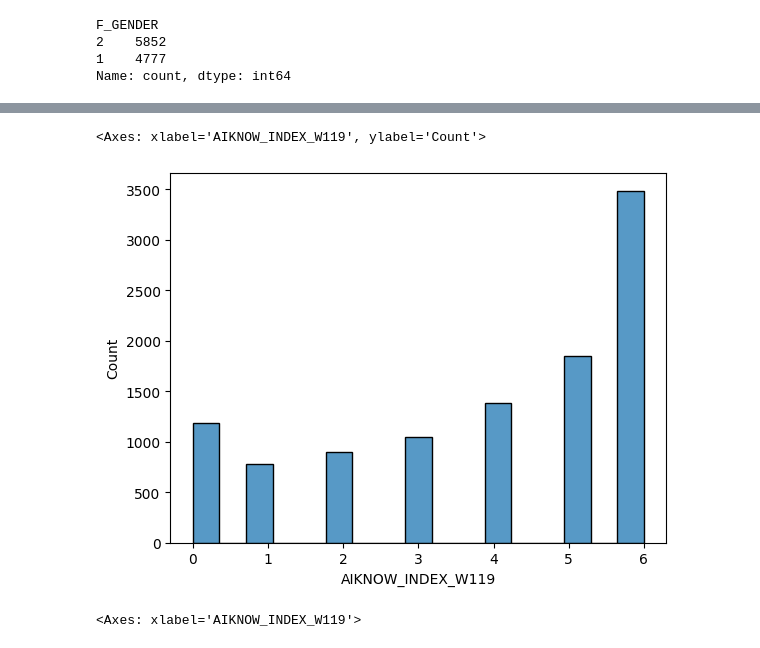
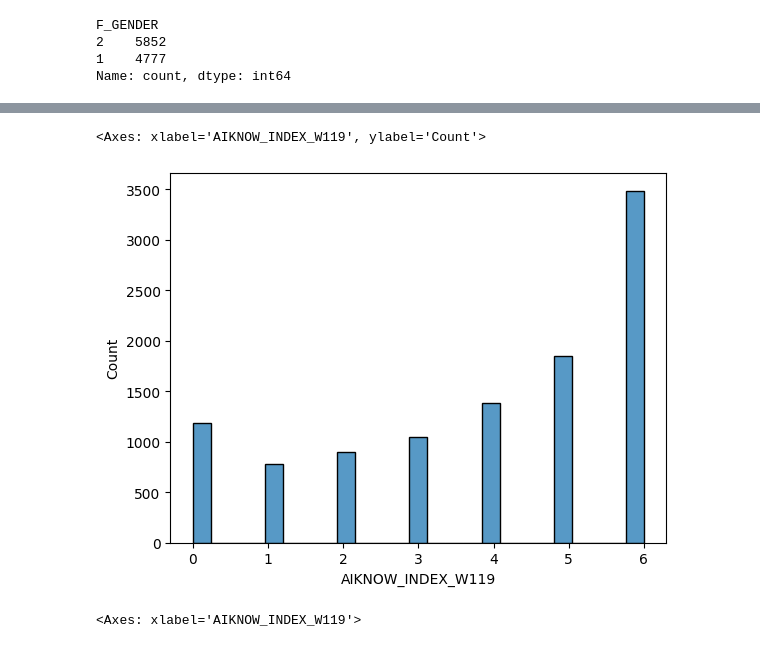
Before and after one commit to mikvyork/schulich_data_science, a Jupyter notebook: mmai500_proposal/mmai5000_data.ipynb, the cells around one changed output, grey strips where cells are left out. Cells and saved outputs as stored; diff of their text form; code cells hidden in the pictures.

```diff
--- a/mmai500_proposal/mmai5000_data.ipynb
+++ b/mmai500_proposal/mmai5000_data.ipynb
@@ -247,8 +227,8 @@ Name: count, dtype: int64
-# %%
-sns.histplot(x='AIKNOW_INDEX_W119', data=master_dataset)
-# %% [output]
-<Axes: xlabel='AIKNOW_INDEX_W119', ylabel='Count'>
-[figure, removed]
+# %%
+sns.histplot(master_dataset['AIKNOW_INDEX_W119'], bins=25)
+# %% [output]
+<Axes: xlabel='AIKNOW_INDEX_W119', ylabel='Count'>
+[figure, added]
 # %%
 sns.boxplot(x='AIKNOW_INDEX_W119', data=master_dataset)
 # %% [output]
```
Also changed, not shown: parts of 19 cells of this notebook, 2 other files.
